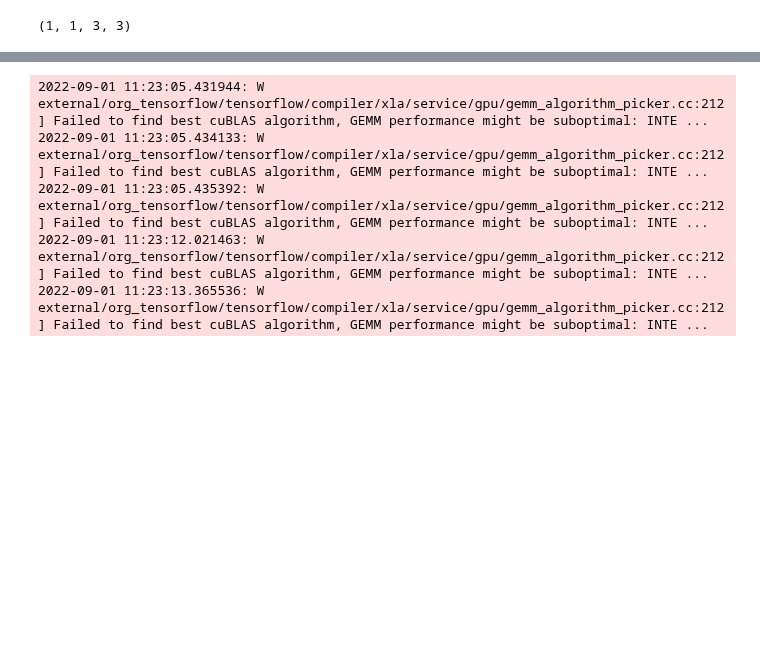
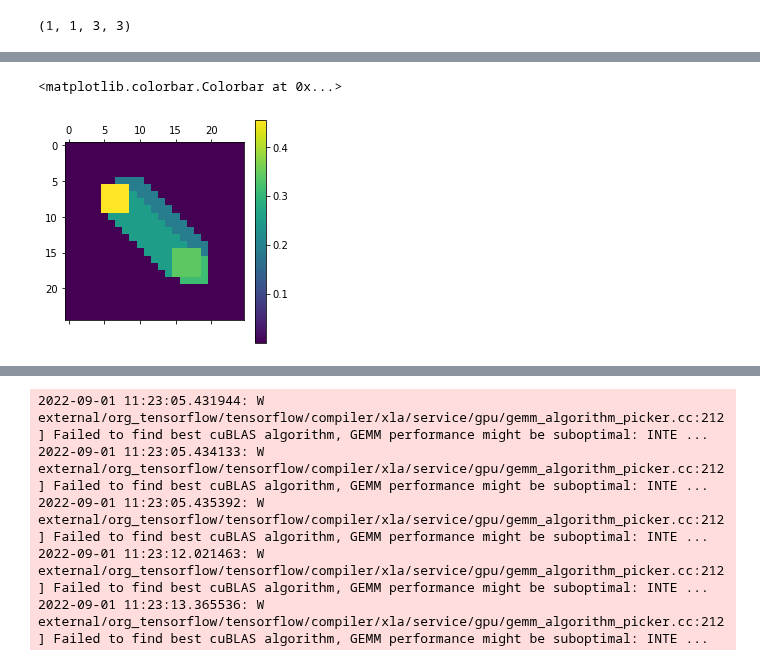
Before and after one commit to jecampagne/ML-toys, a Jupyter notebook: MNIST_whyCNN.ipynb, the cells around one changed output, grey strips where cells are left out. Cells and saved outputs as stored; diff of their text form; code cells hidden in the pictures; blank space fills up the shorter version.

```diff
--- a/MNIST_whyCNN.ipynb
+++ b/MNIST_whyCNN.ipynb
@@ -1080,0 +1088,7 @@ for (i, j), z in np.ndenumerate(y.squeeze()):
+# %%
+init_fun, test = stax.serial(
+    MyConv(out_chan=1, filter_shape=(3, 3), strides=(1, 1), padding="VALID"),
+    MaxPool(window_shape=(4, 4), strides=(1, 1), padding="VALID", spec="NCHW"))
+# %%
+key = random.PRNGKey(0)
+out, params = init_fun(key, (-1,1,30,30))   # -1: pour Batch variable, ensuite (C,H,W)
@@ -1080,0 +1109,6 @@ for (i, j), z in np.ndenumerate(y.squeeze()):
+# %%
+plt.matshow(y.squeeze())
+plt.colorbar()
+# %% [output]
+<matplotlib.colorbar.Colorbar at 0x...>
+[figure, added]
```
Also changed, not shown: parts of 9 cells of this notebook.
